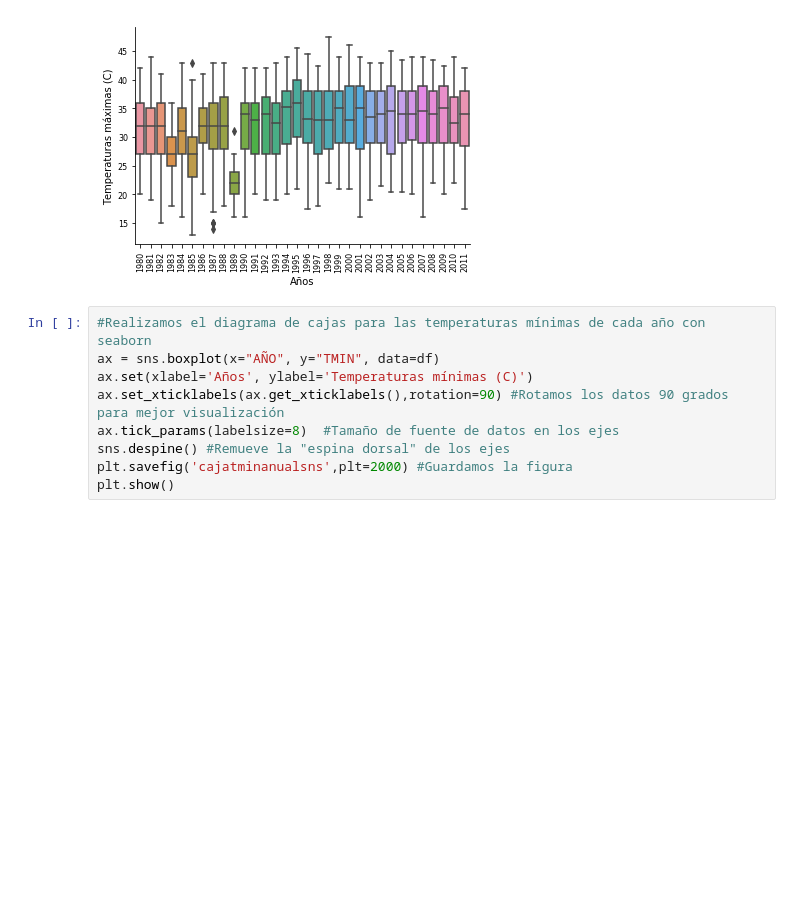
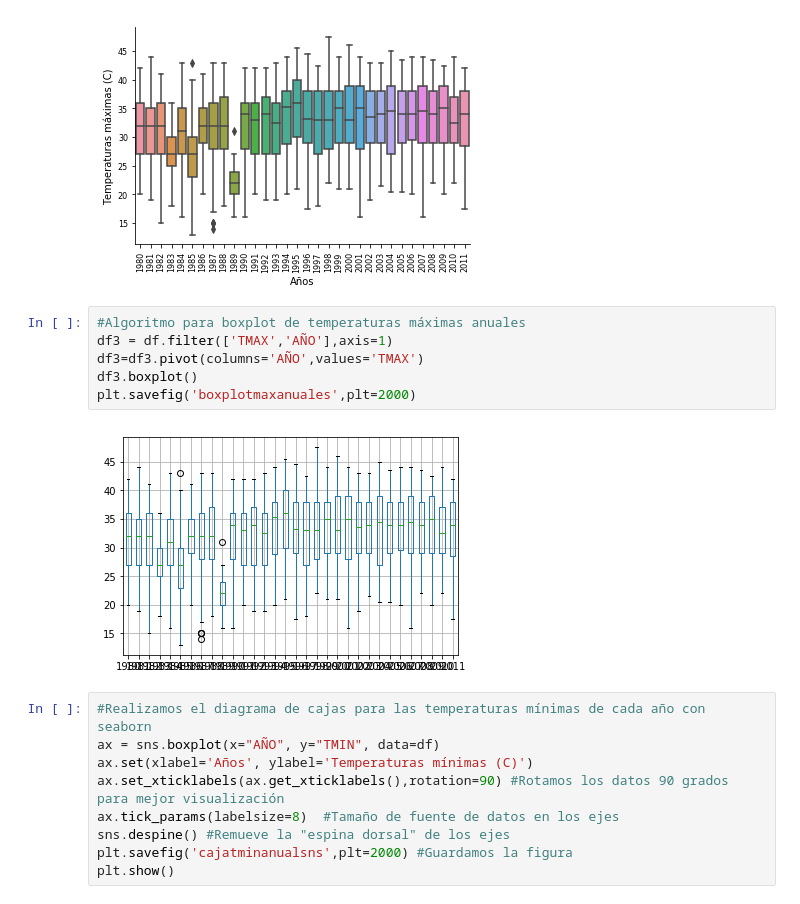
Before and after one commit to JoseDGV/Fisica_Computacional, a Jupyter notebook: Actividad 4.ipynb, the cells around one changed output. Cells and saved outputs as stored; diff of their text form; blank space fills up the shorter version.

```diff
--- a/Actividad 4.ipynb
+++ b/Actividad 4.ipynb
@@ -205,6 +222,14 @@ plt.savefig('cajatmaxanual',plt=2000) #Guardamos la figura
 plt.show()
 # %% [output]
 [figure]
+# %%
+#Algoritmo para boxplot de temperaturas máximas anuales
+df3 = df.filter(['TMAX','AÑO'],axis=1)
+df3=df3.pivot(columns='AÑO',values='TMAX')
+df3.boxplot()
+plt.savefig('boxplotmaxanuales',plt=2000)
+# %% [output]
+[figure, added]
 # %%
 #Realizamos el diagrama de cajas para las temperaturas mínimas de cada año con seaborn
 ax = sns.boxplot(x="AÑO", y="TMIN", data=df)
```
Also changed, not shown: parts of 7 cells of this notebook, 5 other files.
